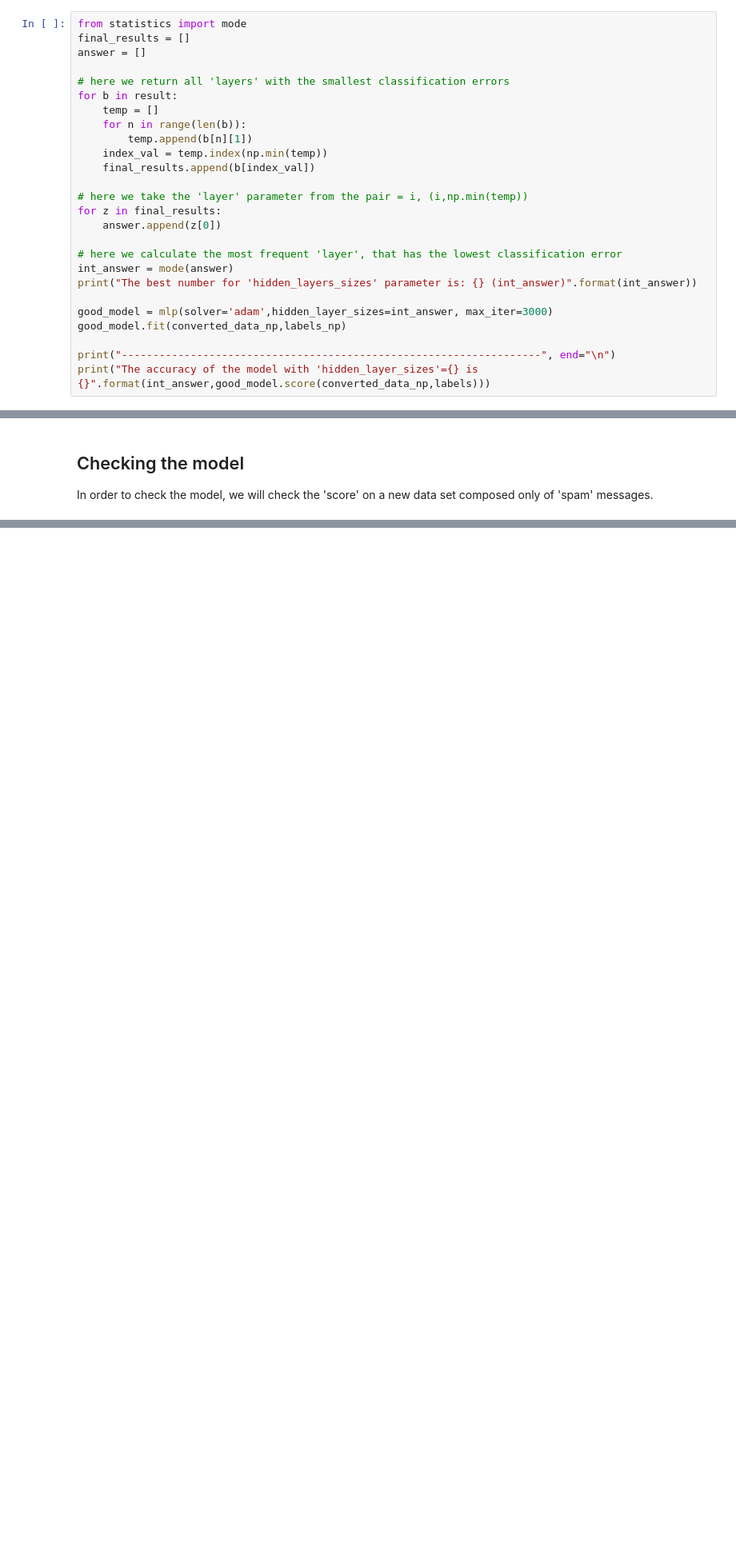
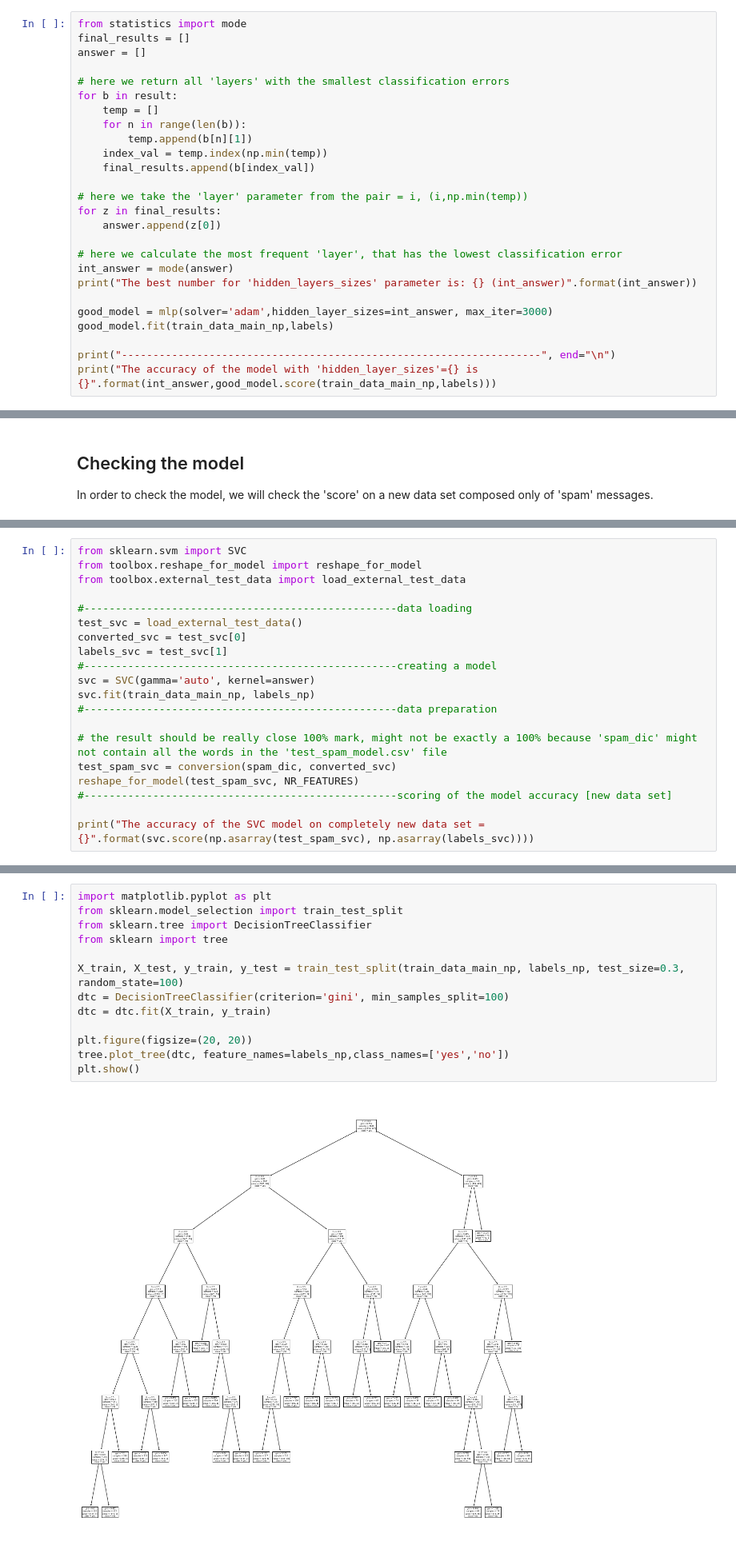
Before and after one commit to jacob-beza-radboud/spamDetectionProject, a Jupyter notebook: Main.ipynb, the cells around one changed output, grey strips where cells are left out. Shown at 80% size. Saved outputs shown, nothing was run; the diff lists cells and outputs as text; blank space fills up the shorter version.

Commit message:
all models added to make adjustments

```diff
--- a/Main.ipynb
+++ b/Main.ipynb
@@ -106,8 +106,8 @@ int_answer = mode(answer)
 print("The best number for 'hidden_layers_sizes' parameter is: {} (int_answer)".format(int_answer))
 
 good_model = mlp(solver='adam',hidden_layer_sizes=int_answer, max_iter=3000)
-good_model.fit(converted_data_np,labels_np)
+good_model.fit(train_data_main_np,labels)
 
 print("-------------------------------------------------------------------", end="\n")
-print("The accuracy of the model with 'hidden_layer_sizes'={} is {}".format(int_answer,good_model.score(converted_data_np,labels)))
+print("The accuracy of the model with 'hidden_layer_sizes'={} is {}".format(int_answer,good_model.score(train_data_main_np,labels)))
 # %% [output]
@@ -119,0 +168,20 @@ In order to check the model, we will check the 'score' on a new data set compose
+# %%
+from sklearn.svm import SVC
+from toolbox.reshape_for_model import reshape_for_model
+from toolbox.external_test_data import load_external_test_data
+
+#--------------------------------------------------data loading
+test_svc = load_external_test_data()
+converted_svc = test_svc[0]
+labels_svc = test_svc[1]
+#--------------------------------------------------creating a model
+svc = SVC(gamma='auto', kernel=answer)
+svc.fit(train_data_main_np, labels_np)
+#--------------------------------------------------data preparation
+
+# the result should be really close 100% mark, might not be exactly a 100% because 'spam_dic' might not contain all the words in the 'test_spam_model.csv' file
+test_spam_svc = conversion(spam_dic, converted_svc)
+reshape_for_model(test_spam_svc, NR_FEATURES)
+#--------------------------------------------------scoring of the model accuracy [new data set]
+
+print("The accuracy of the SVC model on completely new data set = {}".format(svc.score(np.asarray(test_spam_svc), np.asarray(labels_svc))))
@@ -119,0 +192,15 @@ In order to check the model, we will check the 'score' on a new data set compose
+# %%
+import matplotlib.pyplot as plt
+from sklearn.model_selection import train_test_split
+from sklearn.tree import DecisionTreeClassifier
+from sklearn import tree
+
+X_train, X_test, y_train, y_test = train_test_split(train_data_main_np, labels_np, test_size=0.3, random_state=100)
+dtc = DecisionTreeClassifier(criterion='gini', min_samples_split=100)
+dtc = dtc.fit(X_train, y_train)
+
+plt.figure(figsize=(20, 20))
+tree.plot_tree(dtc, feature_names=labels_np,class_names=['yes','no'])
+plt.show()
+# %% [output]
+[figure, added]
```
Also changed, not shown: parts of 13 cells of this notebook, 4 other files.
